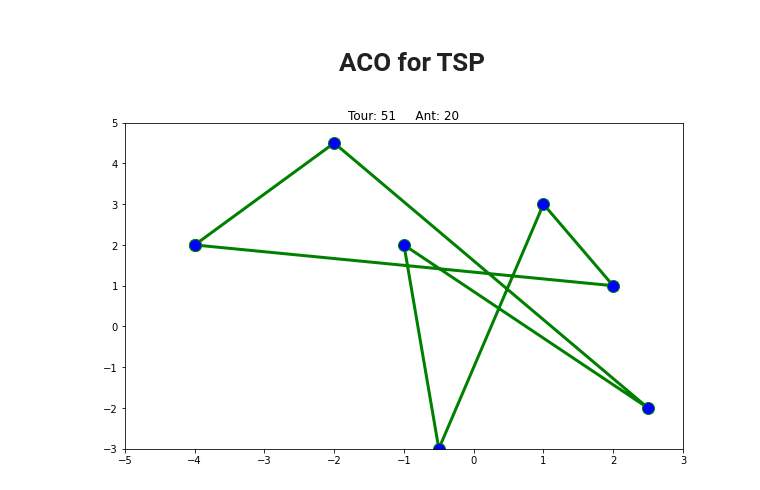
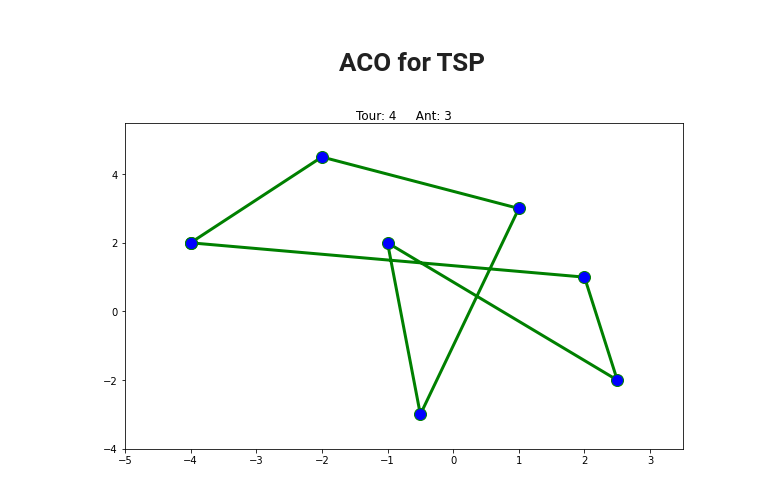
Before and after one commit to raqblanc/Optimization, a Jupyter notebook: AntColonyAlgorithm.ipynb, the cells around one changed output. Drawn from its saved outputs; the diff is of its cells as text; code cells hidden in the pictures.

```diff
--- a/AntColonyAlgorithm.ipynb
+++ b/AntColonyAlgorithm.ipynb
@@ -35,14 +35,14 @@ def animate(i, every_sol,ax,tours,m):
     line.set_data(x, y)
     return line,
 # %%
-def save_animation(tours, m, every_sol):
+def save_animation(tours, m, every_sol, minx, miny, maxx, maxy):
     Writer = writers['ffmpeg']
     writer = Writer(fps=10, metadata=dict(artist='Me'), bitrate=100)
 
     global line
 
     fig = plt.figure(figsize=(10,6))
-    ax = plt.axes(xlim=(-5, 3), ylim=(-3, 5))
+    ax = plt.axes(xlim=(minx-1, maxx+1), ylim=(miny-1, maxy+1))
 
 
     line, = ax.plot([],[], color='green', linewidth = 3,
@@ -164,36 +164,46 @@ def aco(cities, m, n, tours):
         # Update pheromone trail
         updatePheromone(pheromone_trail, solutions, cities)
 
-    save_animation(tours, m, every_sol)
+    x, y = [], []
+    for c in cities:
+        x.append(c[0])
+        y.append(c[1])
+    minx = min(x)
+    maxx = max(x)
+    miny = min(y)
+    maxy = max(y)
+
+
+    save_animation(tours, m, every_sol, minx, miny, maxx, maxy)
 
     return every_sol
 # %%
 path = os.path.join(os.getcwd(), 'dataset', 'tsp', "instance7.txt")
 cities = read_data(path)
 
-m = 20 # number of ants
+m = 3 # number of ants
 n = len(cities) # number of cities
-tours = 50 # number of tours
+tours = 3 # number of tours
 iterations = 1
 ants = []
 
 times = []
 
 costs = []
 paths = []
 
 
 
 for it in range(iterations):
 
     ants.append(m)
 
     #start=datetime.now()
 
     every_sol = aco(cities, m, n, tours)
 
     #time = datetime.now()-start
 
     m+=5
 # %% [output]
-[figure, old version]
+[figure, new version]
```
Also changed, not shown: 1 other file.
